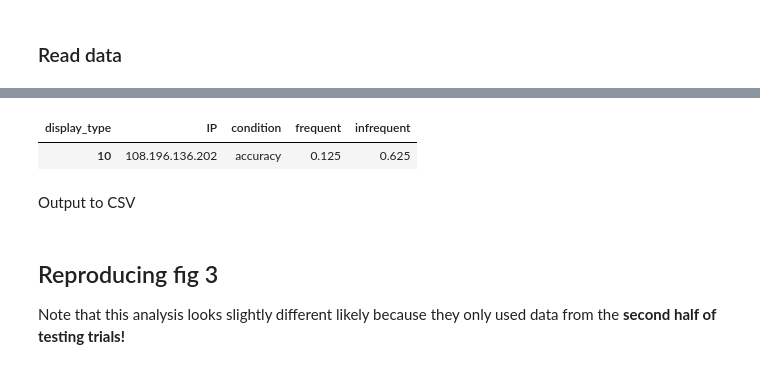
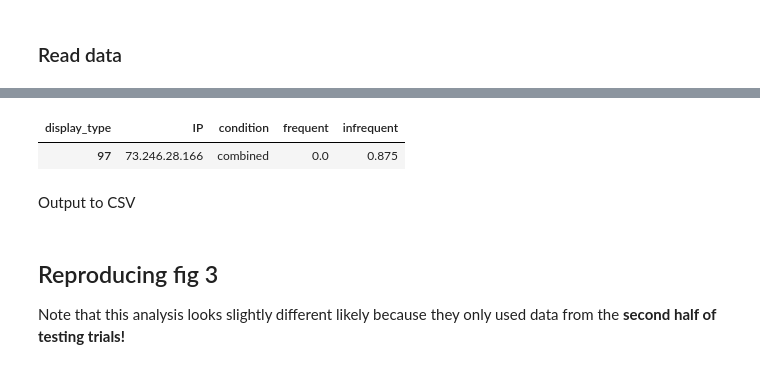
Before and after one commit to benpeloquin7/kanwal-2017-modeling, a Jupyter notebook: preprocessing/analysis.ipynb, the cells around one changed output, grey strips where cells are left out. Saved outputs shown, nothing was run; the diff lists cells and outputs as text; code cells hidden in the pictures.

```diff
--- a/preprocessing/analysis.ipynb
+++ b/preprocessing/analysis.ipynb
@@ -54,7 +60,7 @@ def file2df(f_path, condition):
     df['condition'] = condition
     return df
 # %%
-dir_path = '../kanwal-et-al-2017-materials/kanwal-jasmeen-2017-data/'
+dir_path = '../materials/kanwal-jasmeen-2017-data/'
 f_combined_path = os.path.join(dir_path, "data_dyad_all_R_dem.csv")
 f_accuracy_path = os.path.join(dir_path, "data_partner_only_all_R_dem.csv")
 f_time_path =     os.path.join(dir_path, "data_time_only_R_dem.csv")
@@ -64,6 +70,8 @@ df_combined = file2df(f_combined_path, 'combined')
 df_accuracy = file2df(f_accuracy_path, 'accuracy')
 df_time =     file2df(f_time_path, 'time')
 df_neither =  file2df(f_neither_path, 'neither')
+# Columns match
+assert all(df_combined.columns == df_accuracy.columns) and all(df_time.columns == df_neither.columns)
 
 df_agg = df_combined.append(df_accuracy.append(df_time.append(df_neither)))
 df_agg['trial'] = df_agg['trial'].apply(lambda x: int(x))
@@ -163,8 +283,10 @@ df_agg_fig3 = df_agg \
 # %%
+IP = '73.246.28.166'
+
 df_agg_fig3[df_agg_fig3['IP'] == IP]
 # %% [output]
 | display_type | IP | condition | frequent | infrequent |
-| 10 | 108.196.136.202 | accuracy | 0.125 | 0.625 |
+| 97 | 73.246.28.166 | combined | 0.0 | 0.875 |
 # %% [markdown]
 Output to CSV
 # %%
```
Also changed, not shown: parts of 21 cells of this notebook, 3 other files.
